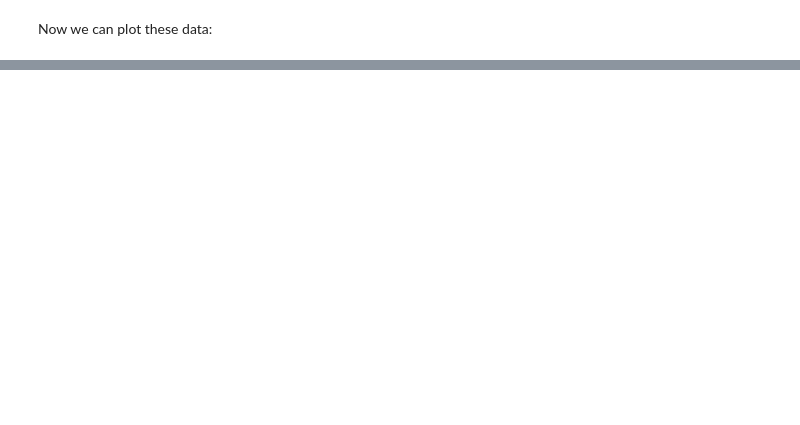
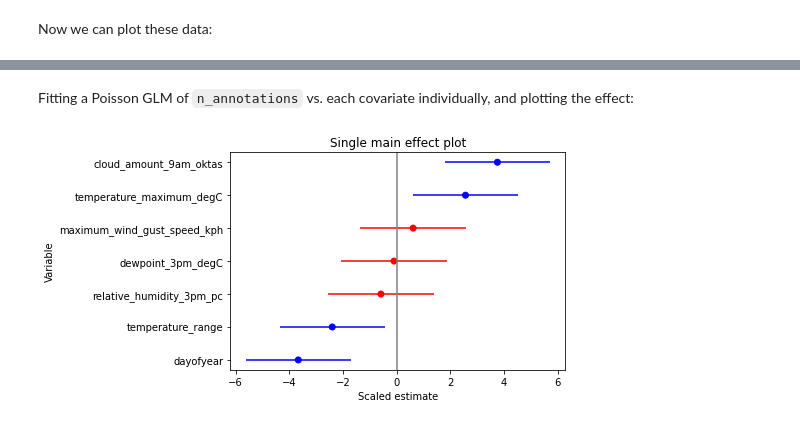
Before and after one commit to J-Wall/camfi, a Jupyter notebook: examples/activity_analysis.ipynb, the cells around one changed output, grey strips where cells are left out. Saved outputs shown, nothing was run; the diff lists cells and outputs as text; code cells hidden in the pictures; blank space fills up the shorter version.

```diff
--- a/examples/activity_analysis.ipynb
+++ b/examples/activity_analysis.ipynb
@@ -368,0 +374,7 @@ ax3.xaxis.set_major_formatter(formatter)
+# %%
+maelstrom_weather["temperature_range"] = maelstrom_weather.temperature_maximum_degC - maelstrom_weather.temperature_minimum_evening_degC
+maelstrom_weather["dewpoint_3pm_degC"] = mpcalc.dewpoint_from_relative_humidity(
+    units.Quantity(maelstrom_weather["temperature_3pm_degC"].array, "degC"),
+    units.Quantity(maelstrom_weather["relative_humidity_3pm_pc"].array, "percent"),
+)
+list(maelstrom_weather.columns)
@@ -368,0 +429,35 @@ ax3.xaxis.set_major_formatter(formatter)
+# %% [markdown]
+Fitting a Poisson GLM of `n_annotations` vs. each covariate individually, and plotting the effect:
+# %%
+pois = sm.families.Poisson()
+
+tvalues = []
+pvalues = []
+for covariate in covariates:
+    mod = smf.glm(
+        f"n_annotations ~ {covariate}",
+        data=maelstrom_weather,
+        family=pois,
+    )
+    res = mod.fit()
+    tvalues.append(res.tvalues[1])
+    pvalues.append(res.pvalues[1])
+
+tvalues = np.array(tvalues)
+pvalues = np.array(pvalues)
+
+ordering = np.argsort(tvalues)
+coloring = np.array(["r", "b"])[(pvalues[ordering] < 0.05).astype("u1")]
+
+fig = plt.figure()
+ax = fig.add_subplot(
+    111,
+    title="Single main effect plot",
+    xlabel="Scaled estimate",
+    ylabel="Variable",
+)
+ax.axvline(0, c="gray")
+ax.hlines(np.array(covariates)[ordering], tvalues[ordering] - 1.96, tvalues[ordering] + 1.96, color=coloring)
+p = ax.scatter(tvalues[ordering], np.array(covariates)[ordering], color=coloring)
+# %% [output]
+[figure, added]
```
Also changed, not shown: parts of 25 cells of this notebook, 4 other files.
